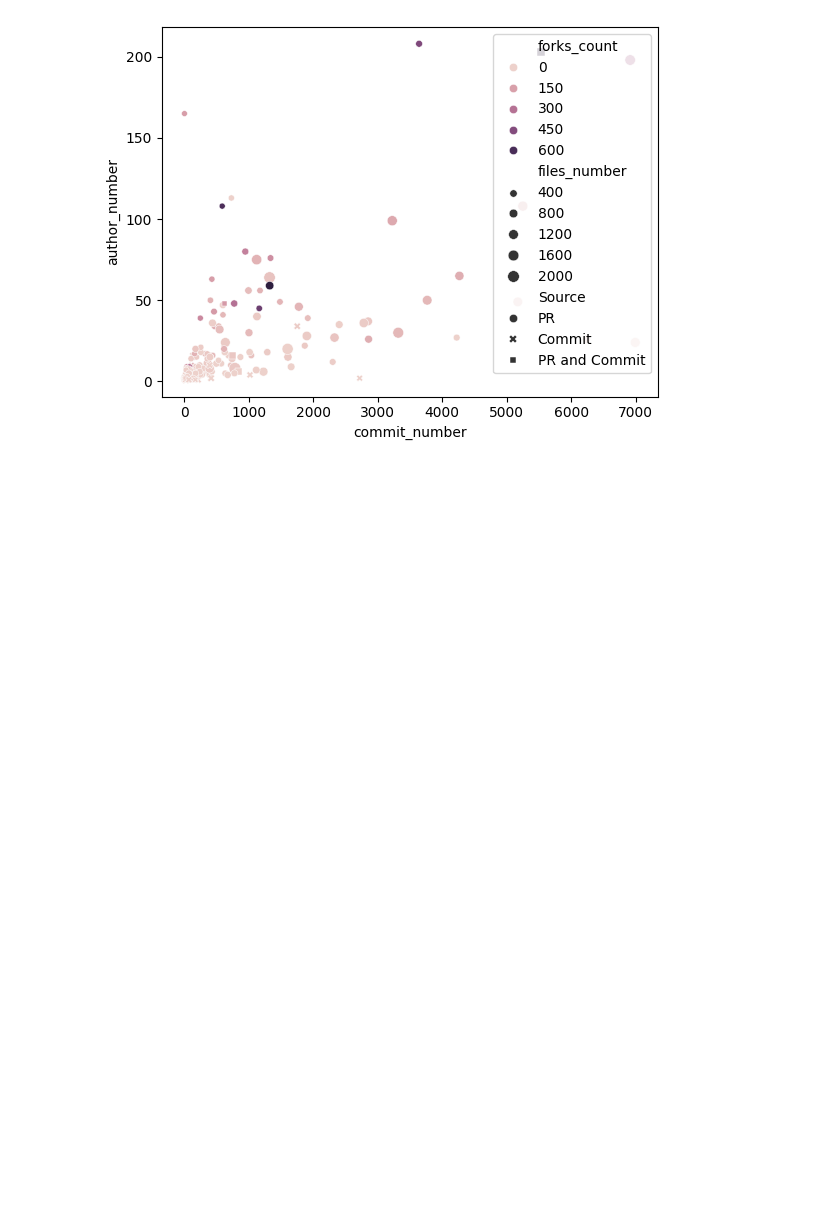
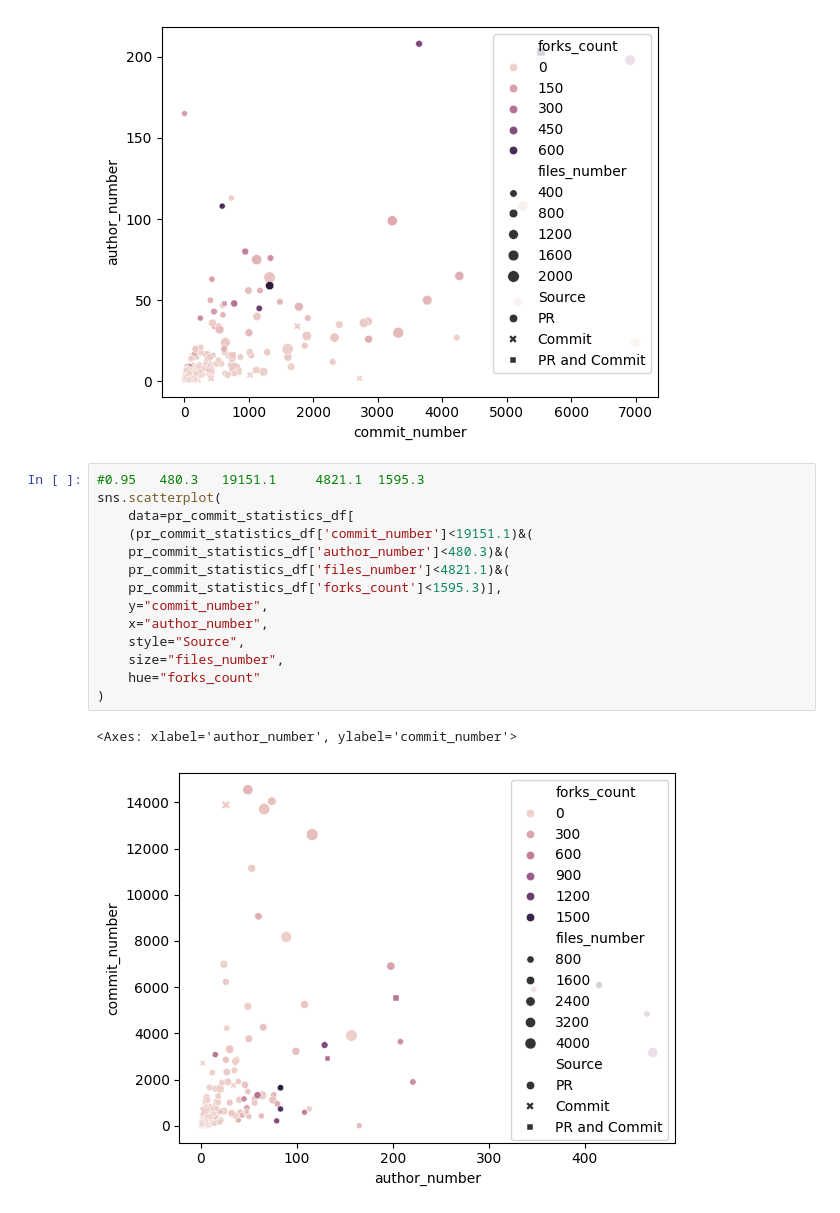
Before and after one commit to ncusi/MSR_Challenge_2024, a Jupyter notebook: notebooks/characteristics_of_the_software_repository.ipynb, the cells around one changed output. Saved outputs shown, nothing was run; the diff lists cells and outputs as text; blank space fills up the shorter version.

```diff
--- a/notebooks/characteristics_of_the_software_repository.ipynb
+++ b/notebooks/characteristics_of_the_software_repository.ipynb
@@ -285,3 +285,20 @@ sns.scatterplot(
 # %% [output]
 <Axes: xlabel='commit_number', ylabel='author_number'>
 [figure]
+# %%
+#0.95 	480.3 	19151.1 	4821.1 	1595.3
+sns.scatterplot(
+    data=pr_commit_statistics_df[
+    (pr_commit_statistics_df['commit_number']<19151.1)&(
+    pr_commit_statistics_df['author_number']<480.3)&(
+    pr_commit_statistics_df['files_number']<4821.1)&(
+    pr_commit_statistics_df['forks_count']<1595.3)],
+    y="commit_number",
+    x="author_number",
+    style="Source",
+    size="files_number",
+    hue="forks_count"
+)
+# %% [output]
+<Axes: xlabel='author_number', ylabel='commit_number'>
+[figure, added]
```
Also changed, not shown: parts of 6 cells of this notebook.
